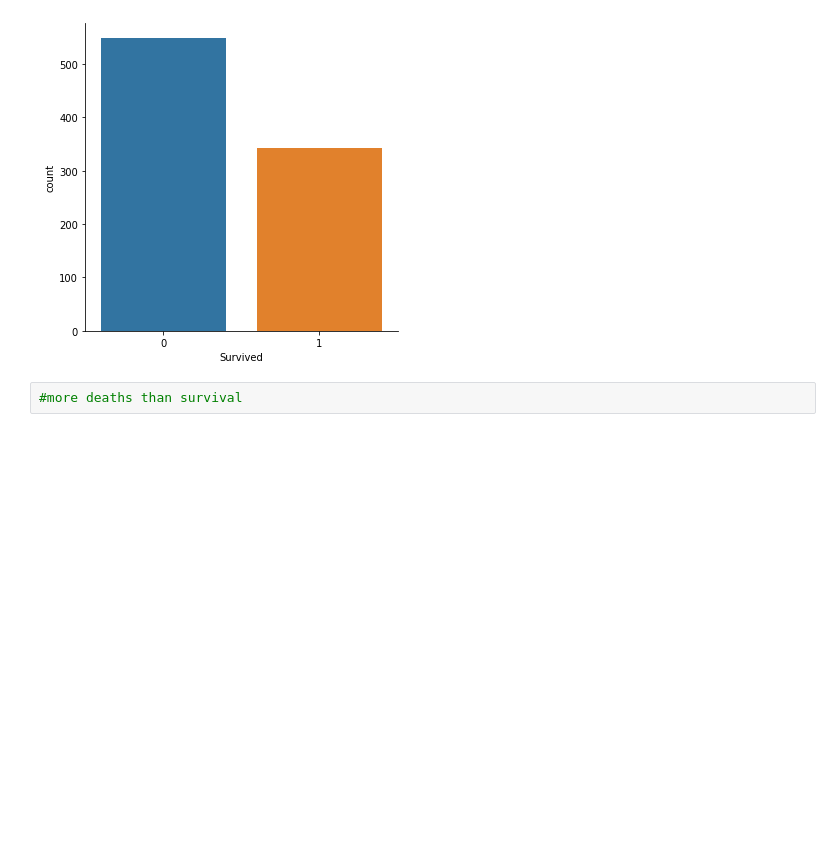
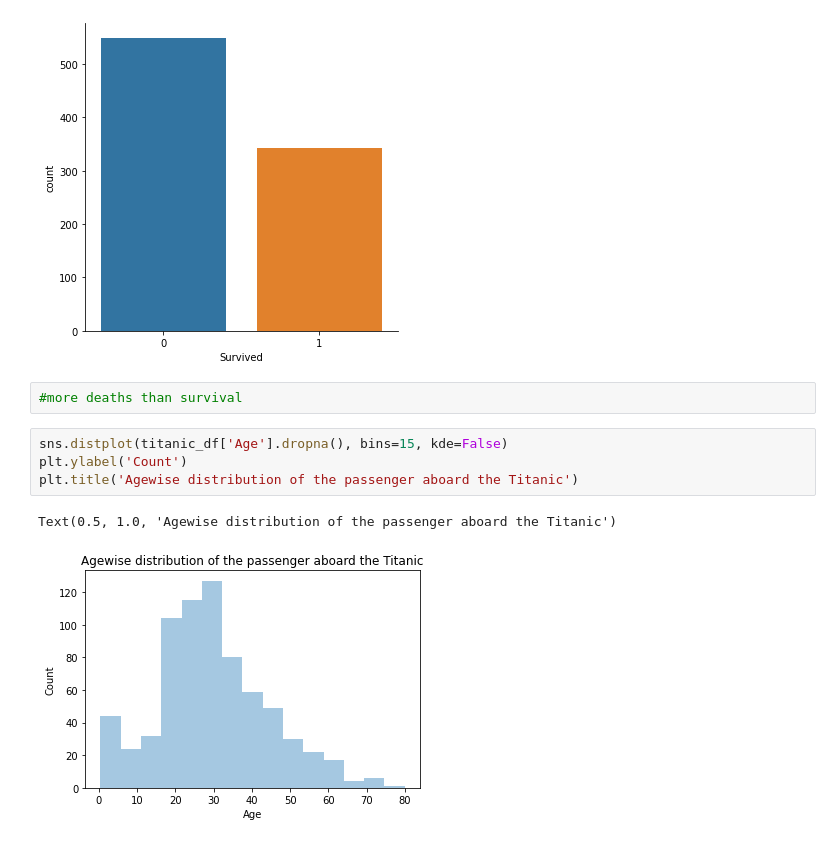
Before and after one commit to minakshi221283/LAB1, a Jupyter notebook: Welcome_To_Colaboratory.ipynb, the cells around one changed output. Cells and saved outputs as stored; diff of their text form; blank space fills up the shorter version.

```diff
--- a/Welcome_To_Colaboratory.ipynb
+++ b/Welcome_To_Colaboratory.ipynb
@@ -188,3 +188,10 @@ AttributeError: ignored
 [figure]
 # %%
 #more deaths than survival
+# %%
+sns.distplot(titanic_df['Age'].dropna(), bins=15, kde=False)
+plt.ylabel('Count')
+plt.title('Agewise distribution of the passenger aboard the Titanic')
+# %% [output]
+Text(0.5, 1.0, 'Agewise distribution of the passenger aboard the Titanic')
+[figure, added]
```
Also changed, not shown: parts of 7 cells of this notebook.
